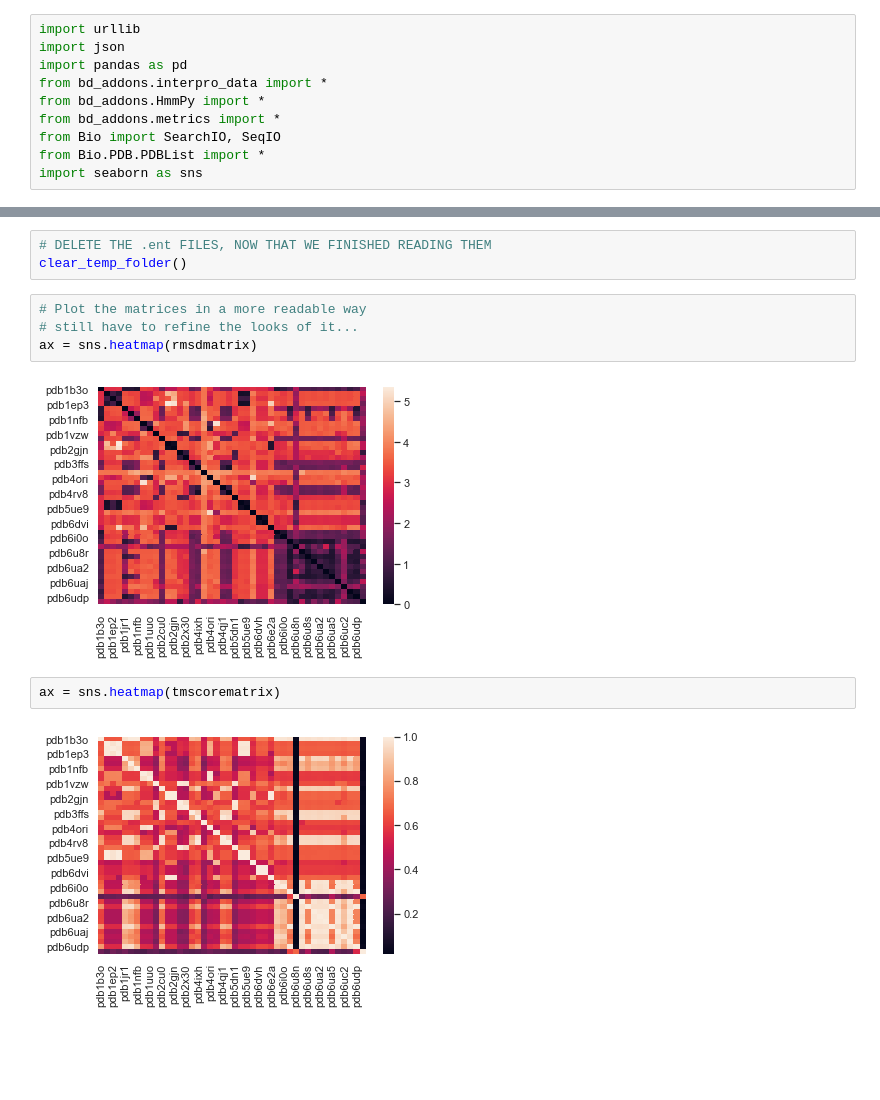
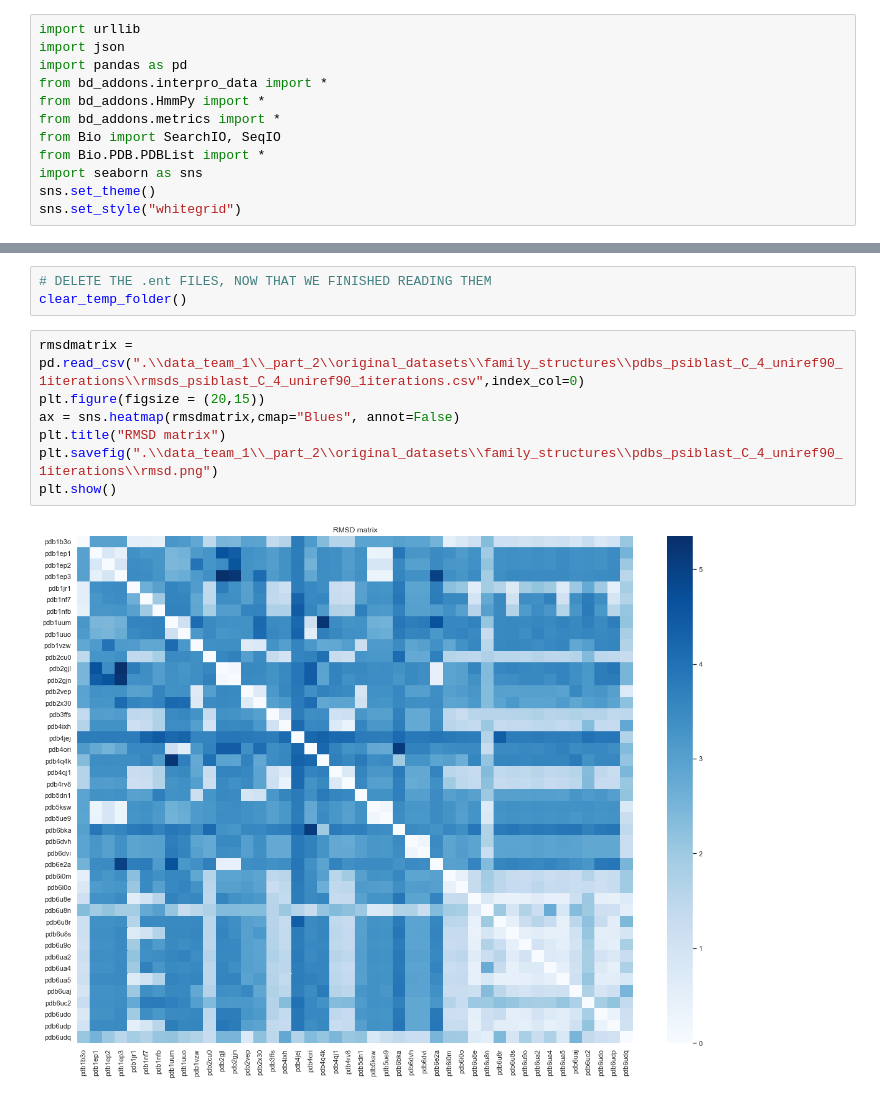
Before and after one commit to AlessandroManente/BD_Project_DS, a Jupyter notebook: Team_1_Project.ipynb, the cells around one changed output, grey strips where cells are left out. Drawn from its saved outputs; the diff is of its cells as text; blank space fills up the shorter version.

Commit message:
rmsd + tm-score matrices
add heatmap

```diff
--- a/Team_1_Project.ipynb
+++ b/Team_1_Project.ipynb
@@ -115,6 +115,8 @@ from bd_addons.metrics import *
 from Bio import SearchIO, SeqIO
 from Bio.PDB.PDBList import *
 import seaborn as sns
+sns.set_theme()
+sns.set_style("whitegrid")
 # %%
 from bd_addons.family_structures import *
 bestmodel = 'psiblast_C_4_uniref90_1iterations'
@@ -280,13 +266,12 @@ tmscorematrix
 # %%
 # DELETE THE .ent FILES, NOW THAT WE FINISHED READING THEM
 clear_temp_folder()
-# %%
-# Plot the matrices in a more readable way
-# still have to refine the looks of it...
-ax = sns.heatmap(rmsdmatrix)
-# %% [output]
-[figure, removed]
-# %%
-ax = sns.heatmap(tmscorematrix)
-# %% [output]
-[figure, removed]
+# %%
+rmsdmatrix = pd.read_csv(".\\data_team_1\\_part_2\\original_datasets\\family_structures\\pdbs_psiblast_C_4_uniref90_1iterations\\rmsds_psiblast_C_4_uniref90_1iterations.csv",index_col=0)
+plt.figure(figsize = (20,15))
+ax = sns.heatmap(rmsdmatrix,cmap="Blues", annot=False)
+plt.title("RMSD matrix")
+plt.savefig(".\\data_team_1\\_part_2\\original_datasets\\family_structures\\pdbs_psiblast_C_4_uniref90_1iterations\\rmsd.png")
+plt.show()
+# %% [output]
+[figure, added]
```
Also changed, not shown: parts of 2 cells of this notebook, 2 other files.
